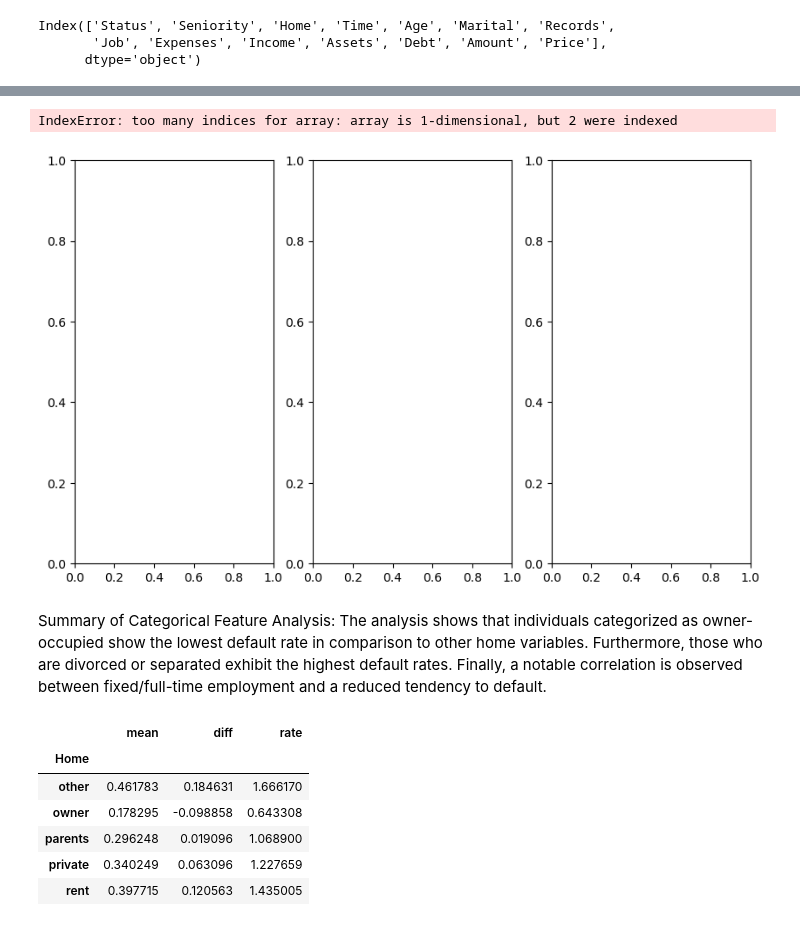
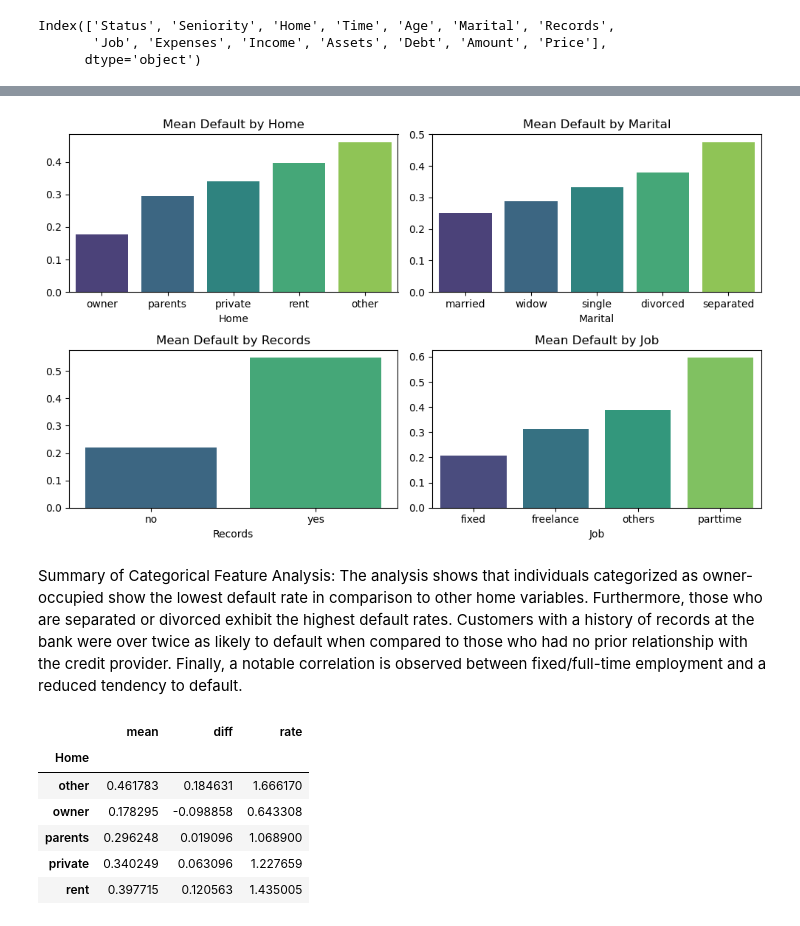
Before and after one commit to Posheffy/IODSN, a Jupyter notebook: IOD_MiniProject_2.0_SN.ipynb, the cells around one changed output, grey strips where cells are left out. Saved outputs shown, nothing was run; the diff lists cells and outputs as text; code cells hidden in the pictures.

```diff
--- a/IOD_MiniProject_2.0_SN.ipynb
+++ b/IOD_MiniProject_2.0_SN.ipynb
@@ -304,9 +304,7 @@ Index(['Status', 'Seniority', 'Home', 'Time', 'Age', 'Marital', 'Records',
       dtype='object')
 # %%
 # Define the categorical and numerical variables
-categorical = ['Home', 'Marital',
-               #'Records',
-               'Job']
+categorical = ['Home', 'Marital', 'Records', 'Job']
 
 numerical = ['Seniority', 'Time', 'Age', 'Expenses', 'Income', 'Assets', 'Debt', 'Amount', 'Price']
 # %%
@@ -318,26 +317,2 @@ Marital    5
 Job        4
 dtype: int64
-# %%
-import matplotlib.pyplot as plt
-import seaborn as sns
-
-# Create a 1x3 subplot grid
-fig, axes = plt.subplots(1, 3, figsize=(15, 5))
-
-# List of categorical variables
-categorical = categorical
-
-# Iterate through the categorical variables and plot mean 'Status' (default)
-for i, value in enumerate(categorical):
-    mean_values = df.groupby(value)['Status'].mean().sort_values()
-
-    # Use the subplot corresponding to the current iteration
-    sns.barplot(x=mean_values.index, y=mean_values.values, palette="viridis", ax=axes[i])
-    axes[i].set_title(f'Mean Default by {value}')
-    axes[i].set_xticklabels(axes[i].get_xticklabels())
-
-# Adjust the layout to prevent overlapping
-plt.tight_layout()
-
-# Finally, display the plot
-plt.show()
@@ -346,21 +319,20 @@ plt.show()
 # %%
 # Calculate and plot the mean default rate within the categorical variables
 # Create a 2x2 subplot for the four plots
-fig, axes = plt.subplots(1, 3, figsize=(10, 6))
+fig, axes = plt.subplots(2, 2, figsize=(10, 6))
 
 # Iterate through the categorical variables and plot mean 'Status' (default)
 for i, value in enumerate(categorical):
     mean_values = df.groupby(value)['Status'].mean().sort_values()
     sns.barplot(x=mean_values.index, y=mean_values.values, palette="viridis", ax=axes[i // 2, i % 2])
     axes[i // 2, i % 2].set_title(f'Mean Default by {value}')
     axes[i // 2, i % 2].set_xticklabels(axes[i // 2, i % 2].get_xticklabels())
 
 # Adjust the layout
 plt.tight_layout()
 plt.show()
 # %% [output]
-IndexError: too many indices for array: array is 1-dimensional, but 2 were indexed
-[figure, old version]
+[figure, new version]
 # %% [markdown]
-Summary of Categorical Feature Analysis: The analysis shows that individuals categorized as owner-occupied show the lowest default rate in comparison to other home variables. Furthermore, those who are divorced or separated exhibit the highest default rates. Finally, a notable correlation is observed between fixed/full-time employment and a reduced tendency to default.
+Summary of Categorical Feature Analysis: The analysis shows that individuals categorized as owner-occupied show the lowest default rate in comparison to other home variables. Furthermore, those who are separated or divorced exhibit the highest default rates. Customers with a history of records at the bank were over twice as likely to default when compared to those who had no prior relationship with the credit provider. Finally, a notable correlation is observed between fixed/full-time employment and a reduced tendency to default.
 # %%
```
Also changed, not shown: parts of 33 cells of this notebook.
